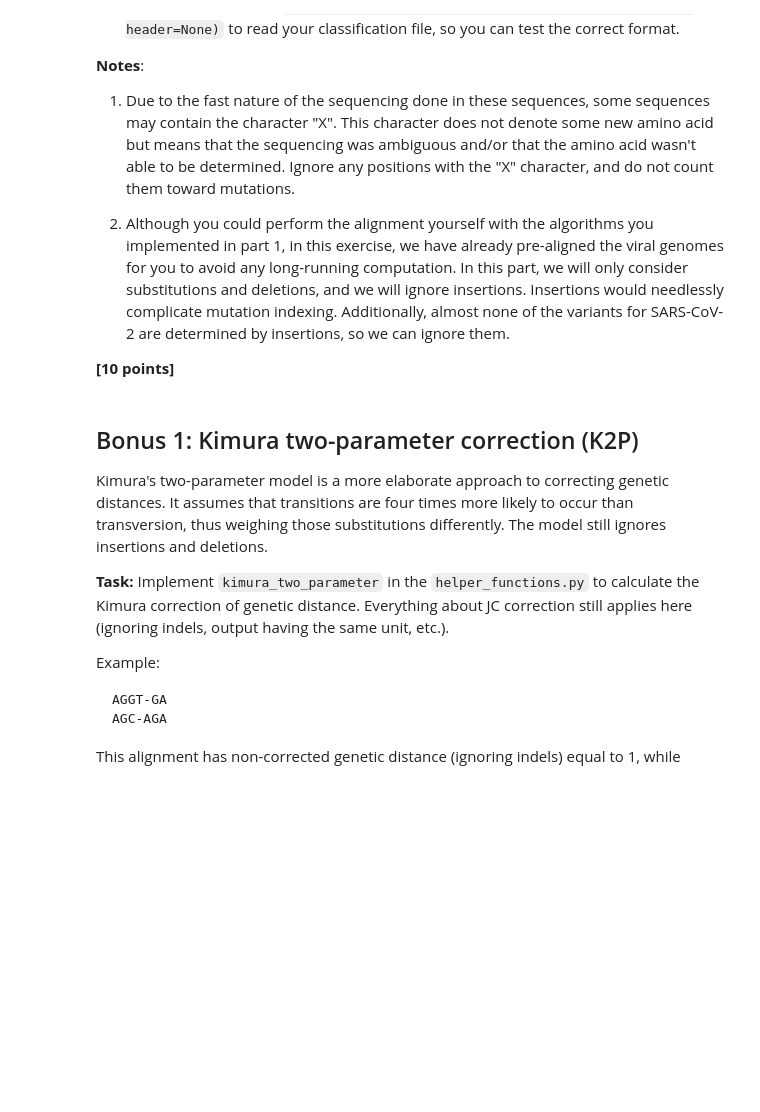
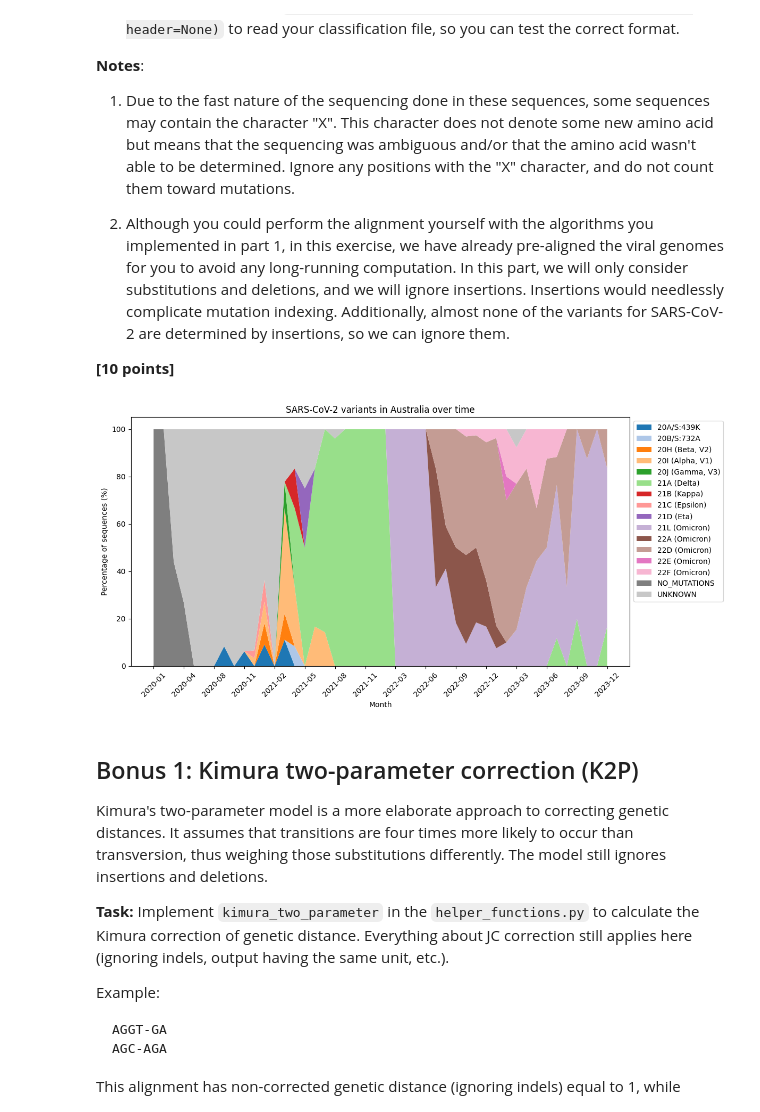
Before and after one commit to riannapat06-del/assign_viral_evo, a Jupyter notebook: viral_evo_workbook.ipynb, the cells around one changed output. Cells and saved outputs as stored; diff of their text form; code cells hidden in the pictures; blank space fills up the shorter version.

Commit message:
COMPLETED: problem 5 + bonus

```diff
--- a/viral_evo_workbook.ipynb
+++ b/viral_evo_workbook.ipynb
@@ -504,0 +552,18 @@ After you have assigned all the sequences to a variant, create a plot showing th
+# %%
+import json
+reference_spike = str(spike_reference.seq)
+
+# read the sequences and the variant definitions
+records = list(SeqIO.parse("data/p5-aus-spike-proteins.fasta", "fasta"))
+
+with open("data/variants.json") as f:
+    variant_data = json.load(f)
+
+# each variant's spike mutations as (position, new amino acid)
+variant_mutations = {}
+for variant_name, info in variant_data.items():
+    spike_mutations = []
+    for m in info["nonsynonymous"]:
+        if m["gene"] == "S":
+            spike_mutations.append((m["pos"], m["right"]))
+    variant_mutations[variant_name] = spike_mutations
@@ -505,3 +616,40 @@ After you have assigned all the sequences to a variant, create a plot showing th
+# %%
+import matplotlib.pyplot as plt
+
+months = sorted(set(d[:7] for d in dates))
+variant_names = sorted(set(labels))
+
+# percent[name] = list of percentages, one per month
+percent = {name: [] for name in variant_names}
+
+for month in months:
+    # labels of the sequences collected in this month
+    labels_this_month = []
+    for i in range(len(labels)):
+        if dates[i][:7] == month:
+            labels_this_month.append(labels[i])
+
+    total = len(labels_this_month)
+    for name in variant_names:
+        count = labels_this_month.count(name)
+        percent[name].append(100 * count / total)
+
+# plot
+x = range(len(months))
+plt.figure(figsize=(12, 6))
+plt.stackplot(x, [percent[name] for name in variant_names], labels=variant_names, colors=plt.cm.tab20.colors[:len(variant_names)])
+
+# Do so it isn't crowded
+plt.xticks(range(0, len(months), 3), [months[i] for i in range(0, len(months), 3)], rotation=45)
+plt.xlabel("Month")
+plt.ylabel("Percentage of sequences (%)")
+plt.title("SARS-CoV-2 variants in Australia over time")
+plt.legend(loc="upper left", bbox_to_anchor=(1, 1))
+plt.tight_layout()
+plt.savefig("problem5.svg")
+plt.show()
+# %% [output]
+[figure, added]
 # %% [markdown]
 ## Bonus 1: Kimura two-parameter correction (K2P)
 
```
Also changed, not shown: parts of 23 cells of this notebook, 6 other files.
